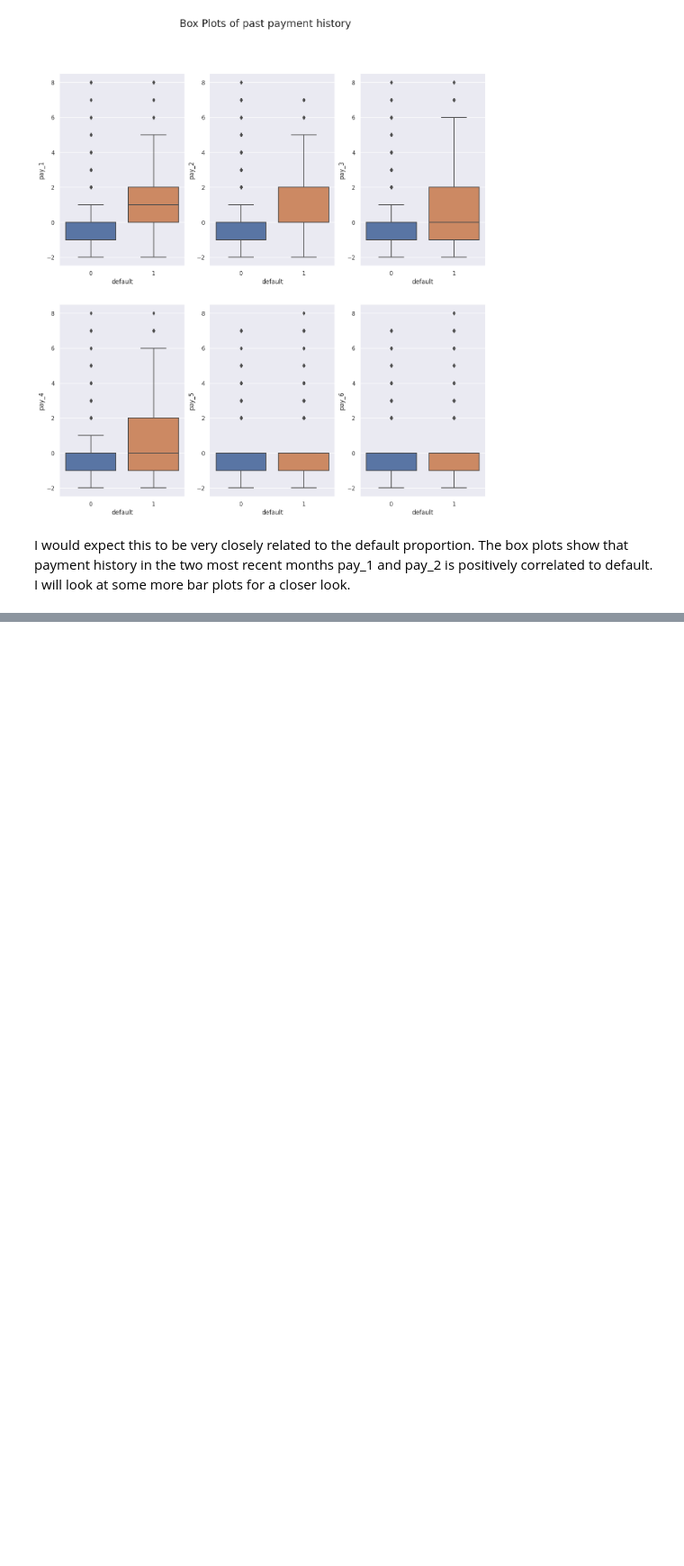
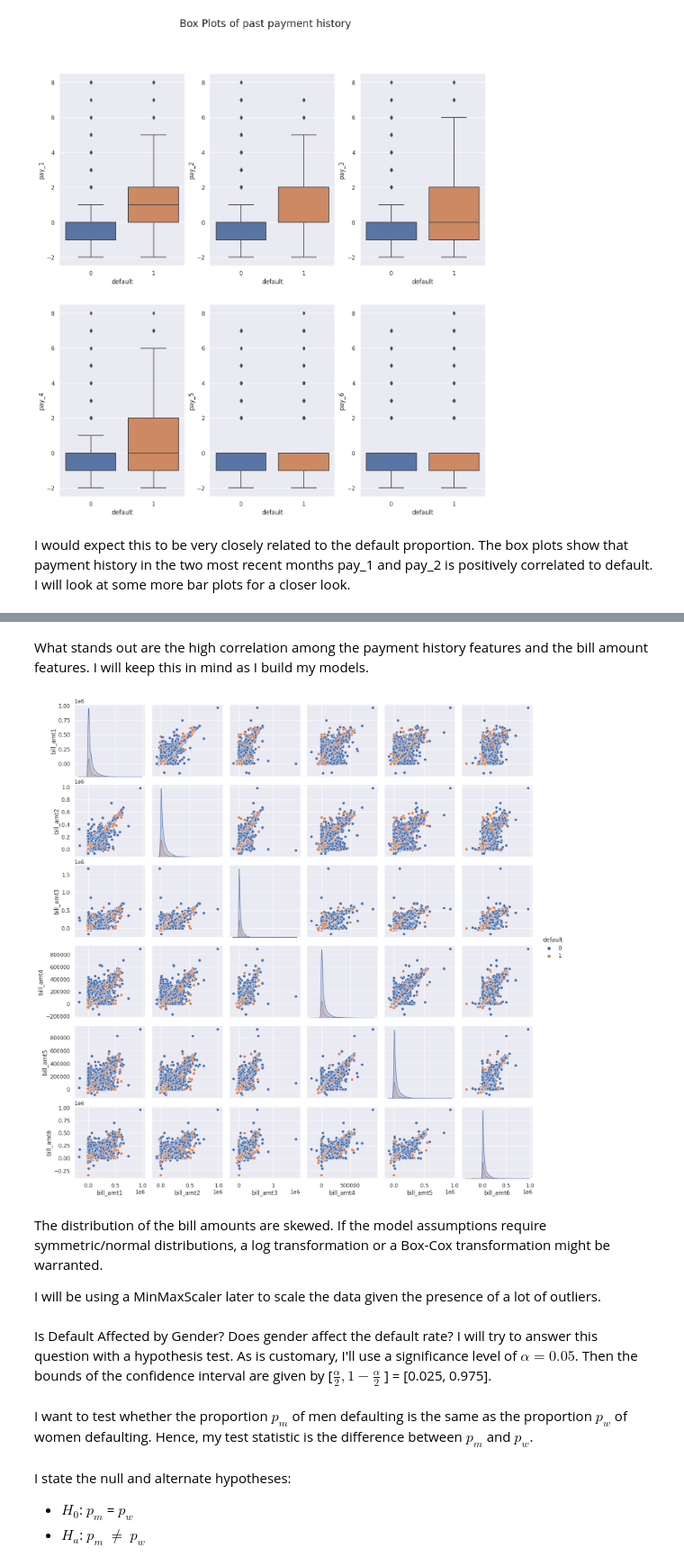
Before and after one commit to vishalsingh17/CreditCardDefaulterPrediction, a Jupyter notebook: notebook/EDA.ipynb, the cells around one changed output, grey strips where cells are left out. Shown at 90% size. Saved outputs shown, nothing was run; the diff lists cells and outputs as text; code cells hidden in the pictures; blank space fills up the shorter version.

```diff
--- a/notebook/EDA.ipynb
+++ b/notebook/EDA.ipynb
@@ -403,0 +520,16 @@ I would expect this to be very closely related to the default proportion. The bo
+# %% [markdown]
+What stands out are the high correlation among the payment history features and the bill amount features. I will keep this in mind as I build my models.
+# %%
+# Plotting the bill amount density plots and their scatter plots
+
+sns.pairplot(cc_df, vars=cc_df.columns[11:17], kind="scatter", hue="default");
+# %% [output]
+[figure, added]
+# %% [markdown]
+The distribution of the bill amounts are skewed. If the model assumptions require symmetric/normal distributions, a log transformation or a Box-Cox transformation might be warranted.
+
+I will be using a MinMaxScaler later to scale the data given the presence of a lot of outliers.
+# %% [markdown]
+Is Default Affected by Gender?
+Does gender affect the default rate? I will try to answer this question with a hypothesis test. As is customary, I'll use a significance level of $\alpha = 0.05 $. Then the bounds of the confidence interval are given by [$
+\frac{\alpha}{2}, 1-\frac{\alpha}{2}$] = [0.025, 0.975].
@@ -403,0 +540,6 @@ I would expect this to be very closely related to the default proportion. The bo
+# %% [markdown]
+I want to test whether the proportion $p_m$ of men defaulting is the same as the proportion $p_w$ of women defaulting. Hence, my test statistic is the difference between $p_m$ and $p_w$.
+# %% [markdown]
+I state the null and alternate hypotheses:
+- $H_0$: $p_m$ = $p_w$
+- $H_a$: $p_m$ $\neq$ $p_w$
```
Also changed, not shown: parts of 18 cells of this notebook, 1 other file.
